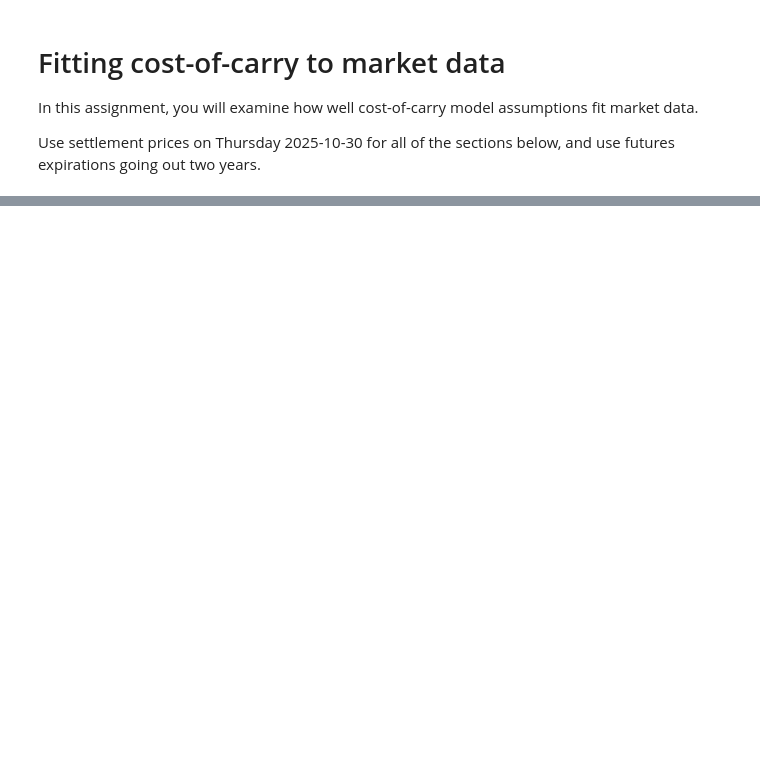
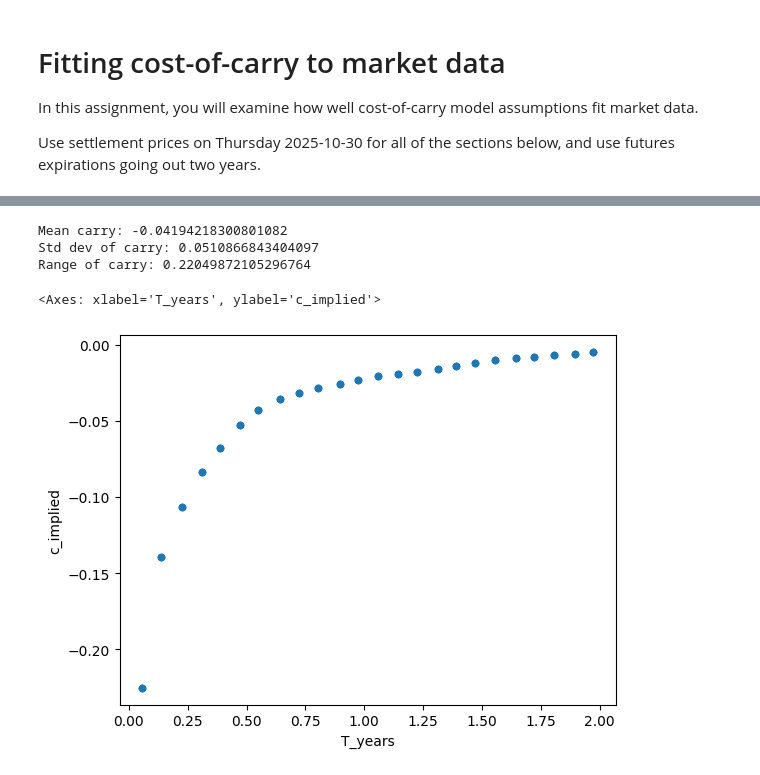
Before and after one commit to AdithSrinivasan/finm37000-2025, a Jupyter notebook: notebooks/cost_of_carry.ipynb, the cells around one changed output, grey strips where cells are left out. Cells and saved outputs as stored; diff of their text form; code cells hidden in the pictures; blank space fills up the shorter version.

Commit message:
completed cost_of_carry notebook

```diff
--- a/notebooks/cost_of_carry.ipynb
+++ b/notebooks/cost_of_carry.ipynb
@@ -14,0 +224,18 @@ Note that crude spot prices are available from https://www.eia.gov/dnav/pet/hist
+# %%
+c_mean = settles["c_implied"].mean()
+c_std = settles["c_implied"].std()
+c_min = settles["c_implied"].min()
+c_max = settles["c_implied"].max()
+
+print("Mean carry:", c_mean)
+print("Std dev of carry:", c_std)
+print("Range of carry:", c_max - c_min)
+# %% [output]
+Mean carry: -0.04194218300801082
+Std dev of carry: 0.0510866843404097
+Range of carry: 0.22049872105296764
+# %%
+settles.plot.scatter(x="T_years", y="c_implied")
+# %% [output]
+<Axes: xlabel='T_years', ylabel='c_implied'>
+[figure, added]
```
Also changed, not shown: parts of 17 cells of this notebook.
